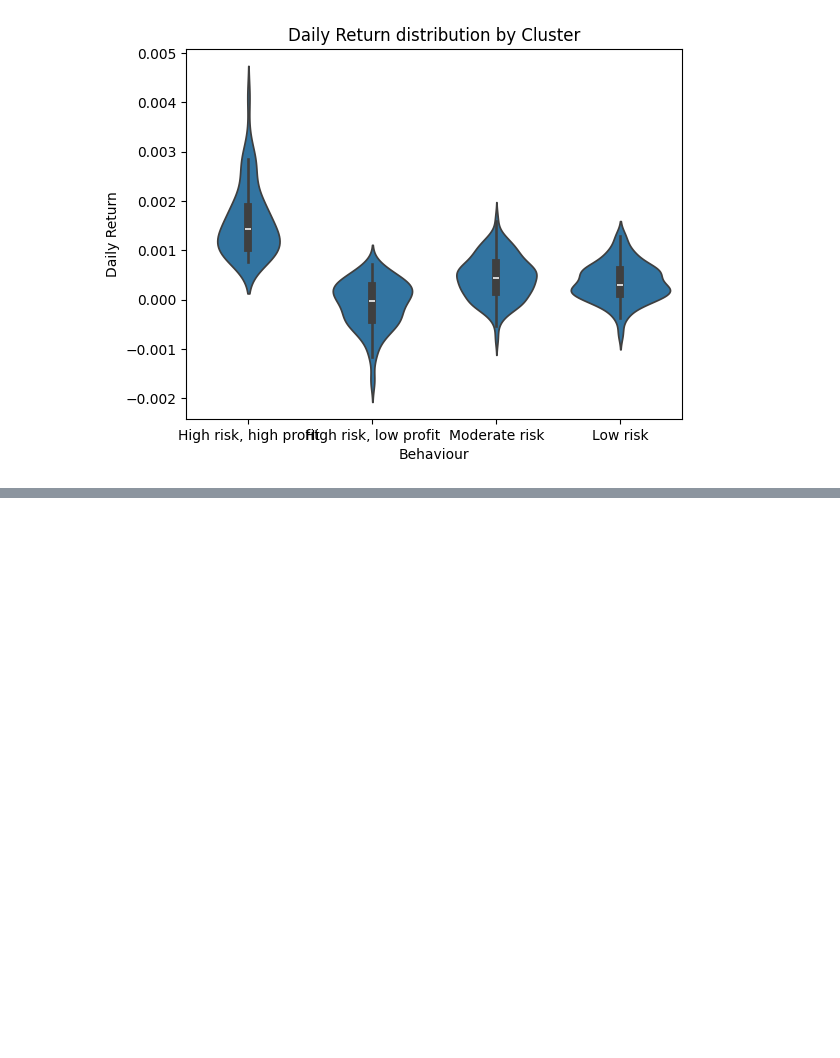
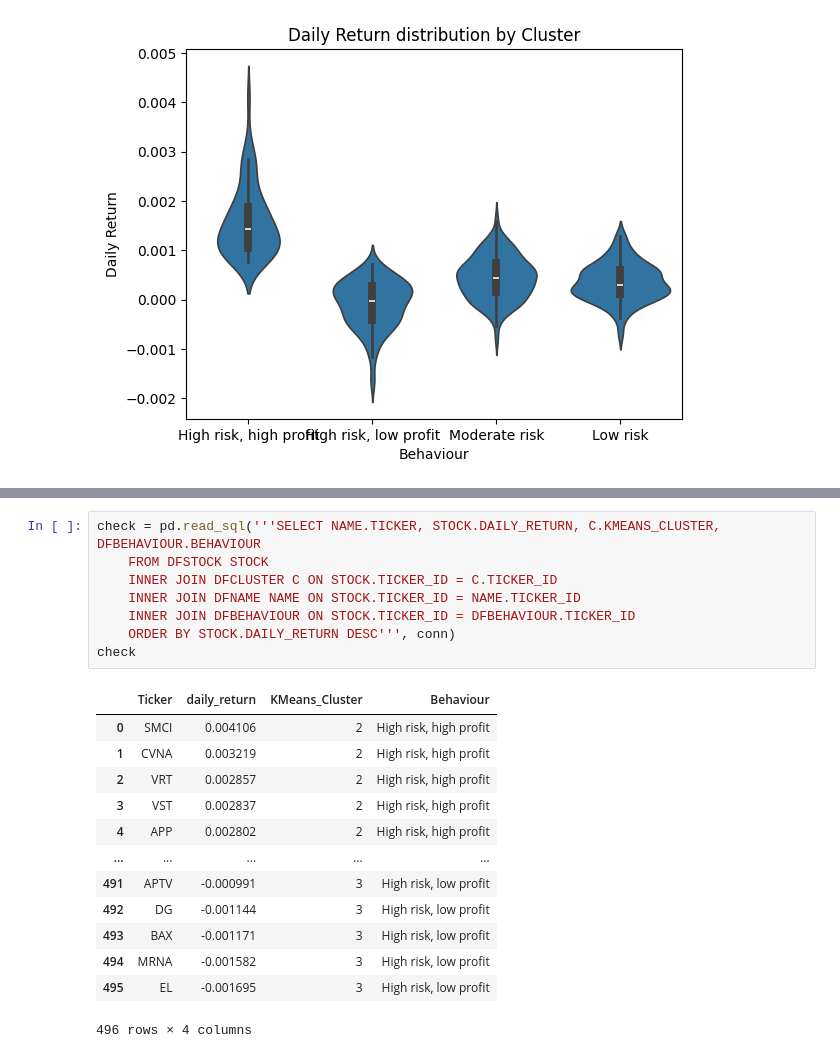
Before and after one commit to Adil2004/7BUIS010W-CW2-SP500-Analysis, a Jupyter notebook: code/code.ipynb, the cells around one changed output, grey strips where cells are left out. Saved outputs shown, nothing was run; the diff lists cells and outputs as text; blank space fills up the shorter version.

```diff
--- a/code/code.ipynb
+++ b/code/code.ipynb
@@ -707,0 +761,22 @@ plt.show()
+# %%
+check = pd.read_sql('''SELECT NAME.TICKER, STOCK.DAILY_RETURN, C.KMEANS_CLUSTER, DFBEHAVIOUR.BEHAVIOUR
+    FROM DFSTOCK STOCK
+    INNER JOIN DFCLUSTER C ON STOCK.TICKER_ID = C.TICKER_ID
+    INNER JOIN DFNAME NAME ON STOCK.TICKER_ID = NAME.TICKER_ID
+    INNER JOIN DFBEHAVIOUR ON STOCK.TICKER_ID = DFBEHAVIOUR.TICKER_ID
+    ORDER BY STOCK.DAILY_RETURN DESC''', conn)
+check
+# %% [output]
+|  | Ticker | daily_return | KMeans_Cluster | Behaviour |
+| 0 | SMCI | 0.004106 | 2 | High risk, high profit |
+| 1 | CVNA | 0.003219 | 2 | High risk, high profit |
+| 2 | VRT | 0.002857 | 2 | High risk, high profit |
+| 3 | VST | 0.002837 | 2 | High risk, high profit |
+| 4 | APP | 0.002802 | 2 | High risk, high profit |
+| ... | ... | ... | ... | ... |
+| 491 | APTV | -0.000991 | 3 | High risk, low profit |
+| 492 | DG | -0.001144 | 3 | High risk, low profit |
+| 493 | BAX | -0.001171 | 3 | High risk, low profit |
+| 494 | MRNA | -0.001582 | 3 | High risk, low profit |
+| 495 | EL | -0.001695 | 3 | High risk, low profit |
+496 rows × 4 columns
```
Also changed, not shown: parts of 11 cells of this notebook.
